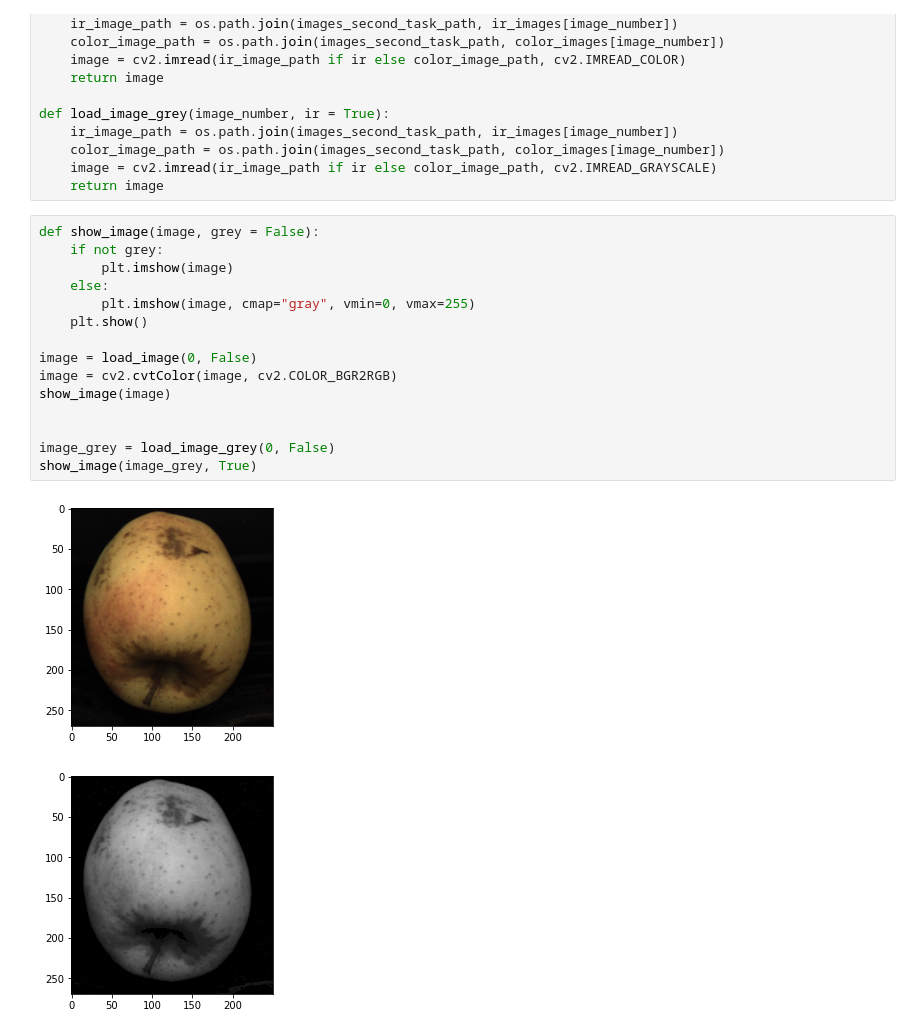
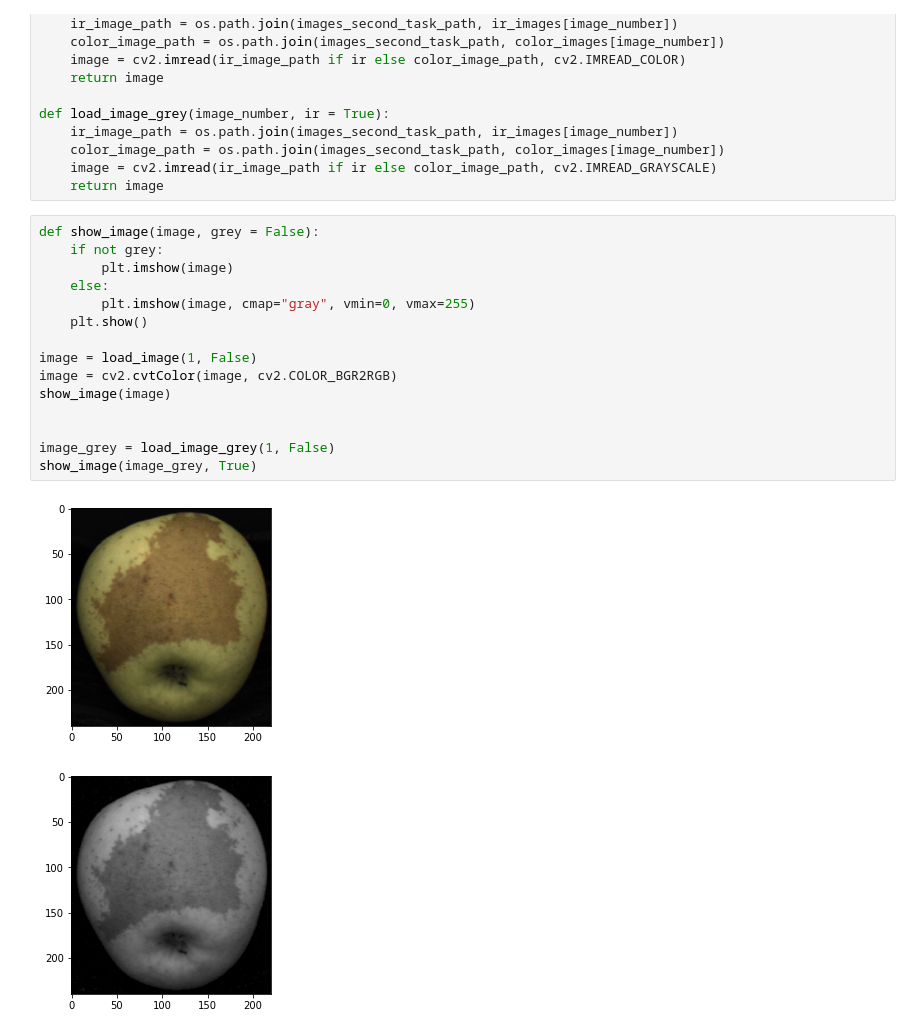
Before and after one commit to camilladybdal/fruit-inspection, a Jupyter notebook: task2.ipynb, the cells around one changed output. Saved outputs shown, nothing was run; the diff lists cells and outputs as text.

```diff
--- a/task2.ipynb
+++ b/task2.ipynb
@@ -32,21 +32,21 @@ def load_image_grey(image_number, ir = True):
 # %%
 def show_image(image, grey = False):
     if not grey:
         plt.imshow(image)
     else:
         plt.imshow(image, cmap="gray", vmin=0, vmax=255)
     plt.show()
 
-image = load_image(0, False)
+image = load_image(1, False)
 image = cv2.cvtColor(image, cv2.COLOR_BGR2RGB)
 show_image(image)
 
 
-image_grey = load_image_grey(0, False)
+image_grey = load_image_grey(1, False)
 show_image(image_grey, True)
 # %% [output]
-[figure, old version]
+[figure, new version]
-[figure, old version]
+[figure, new version]
 # %%
 ret, th = cv2.threshold(image_grey, 25, 255, cv2.THRESH_BINARY) #Todo, finn bedre threshold
 
```
Also changed, not shown: parts of 4 cells of this notebook.
